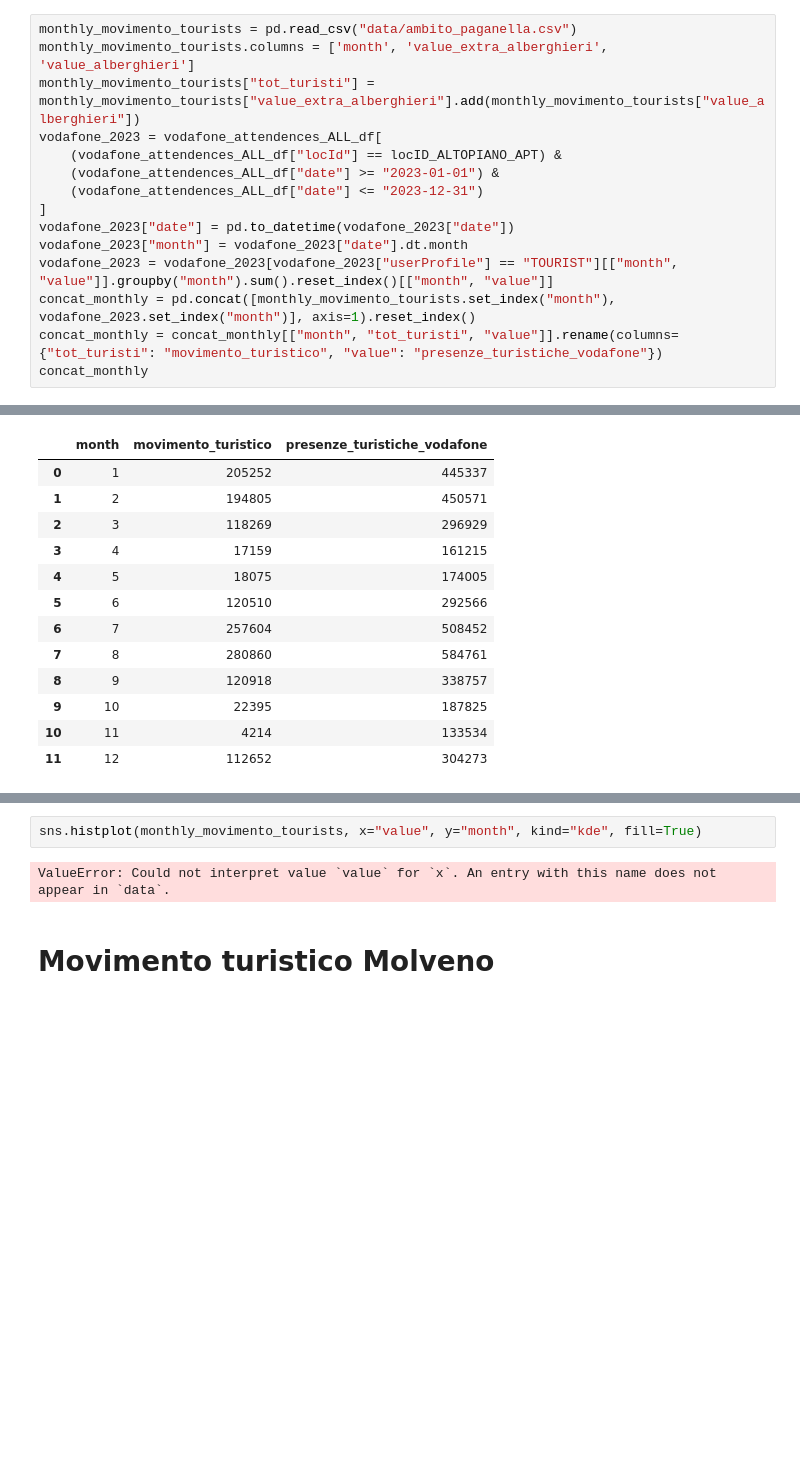
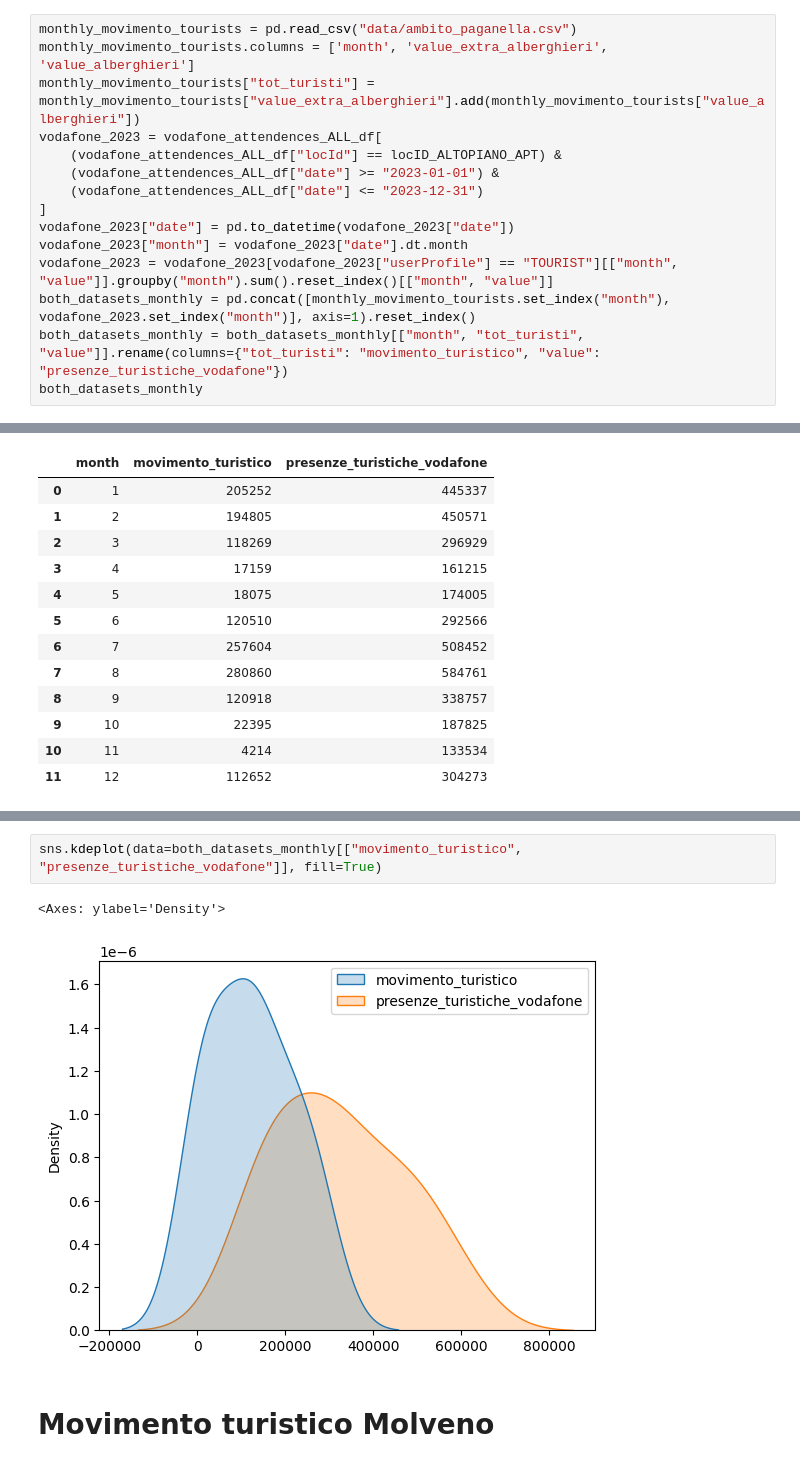
Before and after one commit to tn-aixpa/datiturismo, a Jupyter notebook: experiments/6.1.presence_variable_estimation.ipynb, the cells around one changed output, grey strips where cells are left out. Cells and saved outputs as stored; diff of their text form; blank space fills up the shorter version.

Commit message:
exp(presence_var) compare monthly granularity

```diff
--- a/experiments/6.1.presence_variable_estimation.ipynb
+++ b/experiments/6.1.presence_variable_estimation.ipynb
@@ -184,9 +184,9 @@ vodafone_2023 = vodafone_attendences_ALL_df[
 vodafone_2023["date"] = pd.to_datetime(vodafone_2023["date"])
 vodafone_2023["month"] = vodafone_2023["date"].dt.month
 vodafone_2023 = vodafone_2023[vodafone_2023["userProfile"] == "TOURIST"][["month", "value"]].groupby("month").sum().reset_index()[["month", "value"]]
-concat_monthly = pd.concat([monthly_movimento_tourists.set_index("month"), vodafone_2023.set_index("month")], axis=1).reset_index()
-concat_monthly = concat_monthly[["month", "tot_turisti", "value"]].rename(columns={"tot_turisti": "movimento_turistico", "value": "presenze_turistiche_vodafone"})
-concat_monthly
+both_datasets_monthly = pd.concat([monthly_movimento_tourists.set_index("month"), vodafone_2023.set_index("month")], axis=1).reset_index()
+both_datasets_monthly = both_datasets_monthly[["month", "tot_turisti", "value"]].rename(columns={"tot_turisti": "movimento_turistico", "value": "presenze_turistiche_vodafone"})
+both_datasets_monthly
 # %% [output]
 A value is trying to be set on a copy of a slice from a DataFrame.
 Try using .loc[row_indexer,col_indexer] = value instead
@@ -215,10 +215,11 @@ concat_monthly.plot(x="month")
 # %% [output]
 <Axes: xlabel='month'>
 [figure]
-# %%
-sns.histplot(monthly_movimento_tourists, x="value", y="month", kind="kde", fill=True)
-# %% [output]
-ValueError: Could not interpret value `value` for `x`. An entry with this name does not appear in `data`.
+# %%
+sns.kdeplot(data=both_datasets_monthly[["movimento_turistico", "presenze_turistiche_vodafone"]], fill=True)
+# %% [output]
+<Axes: ylabel='Density'>
+[figure, added]
 # %% [markdown]
 # Movimento turistico Molveno
 # %%
```
Also changed, not shown: parts of 1 cell of this notebook.
